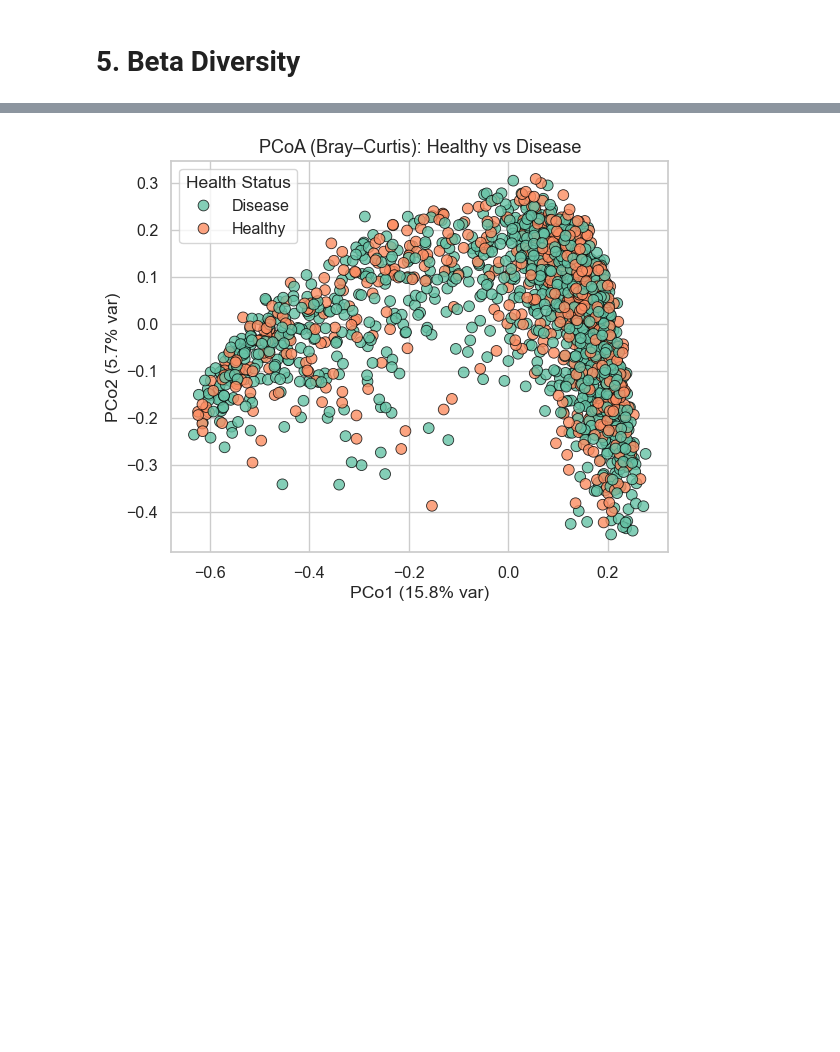
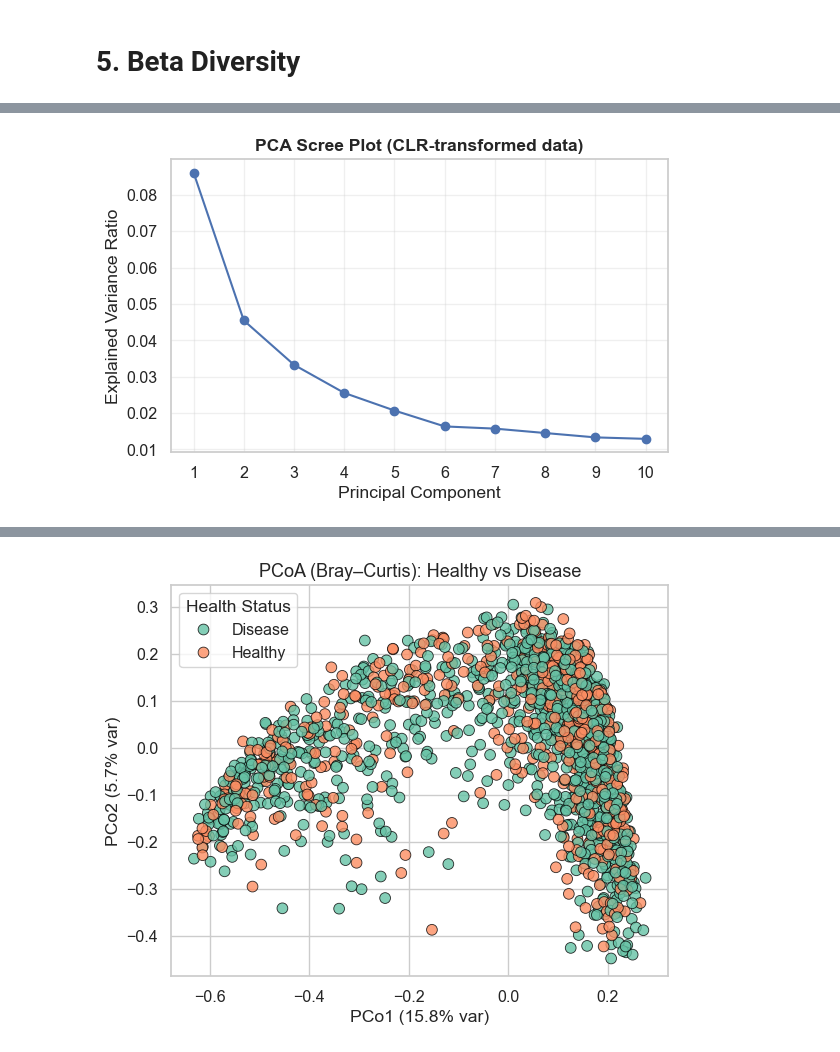
Before and after one commit to anushka-don/cs506_project, a Jupyter notebook: eda.ipynb, the cells around one changed output, grey strips where cells are left out. Cells and saved outputs as stored; diff of their text form; code cells hidden in the pictures; blank space fills up the shorter version.

```diff
--- a/eda.ipynb
+++ b/eda.ipynb
@@ -264,2 +269,23 @@ print(f"  Saved to: {TABLES}/abundance_clr.csv")
 # %% [markdown]
 # 5. Beta Diversity
+# %%
+# PCA on CLR-transformed data (captures Aitchison distance structure)
+pca = PCA(n_components=10, random_state=2025)
+pca.fit(ab_clr.values)
+
+# Get PC coordinates
+pcs = pd.DataFrame(
+    pca.transform(ab_clr.values),
+    index=ab_clr.index,
+    columns=[f'PC{i+1}' for i in range(pca.n_components_)]
+)
+
+# Merge with metadata
+pcs_meta = pcs.join(meta[['health_status', 'antibiotic_use']])
+
+# Print variance explained
+explained_var = pca.explained_variance_ratio_
+print("\nPCA variance explained:")
+for i in range(min(5, len(explained_var))):
+    print(f"  PC{i+1}: {explained_var[i]*100:.2f}%")
+print(f"  Cumulative (PC1-3): {explained_var[:3].sum()*100:.2f}%")
@@ -265,0 +300,13 @@ print(f"  Saved to: {TABLES}/abundance_clr.csv")
+# %%
+# Scree plot
+plt.figure(figsize=(6,4))
+plt.plot(np.arange(1, len(explained_var)+1), explained_var, marker='o')
+plt.xlabel("Principal Component")
+plt.ylabel("Explained Variance Ratio")
+plt.title("PCA Scree Plot (CLR-transformed data)", fontweight='bold')
+plt.xticks(np.arange(1, len(explained_var)+1))
+plt.grid(True, alpha=0.3)
+plt.tight_layout()
+plt.show()
+# %% [output]
+[figure, added]
```
Also changed, not shown: parts of 4 cells of this notebook, 2 other files.
